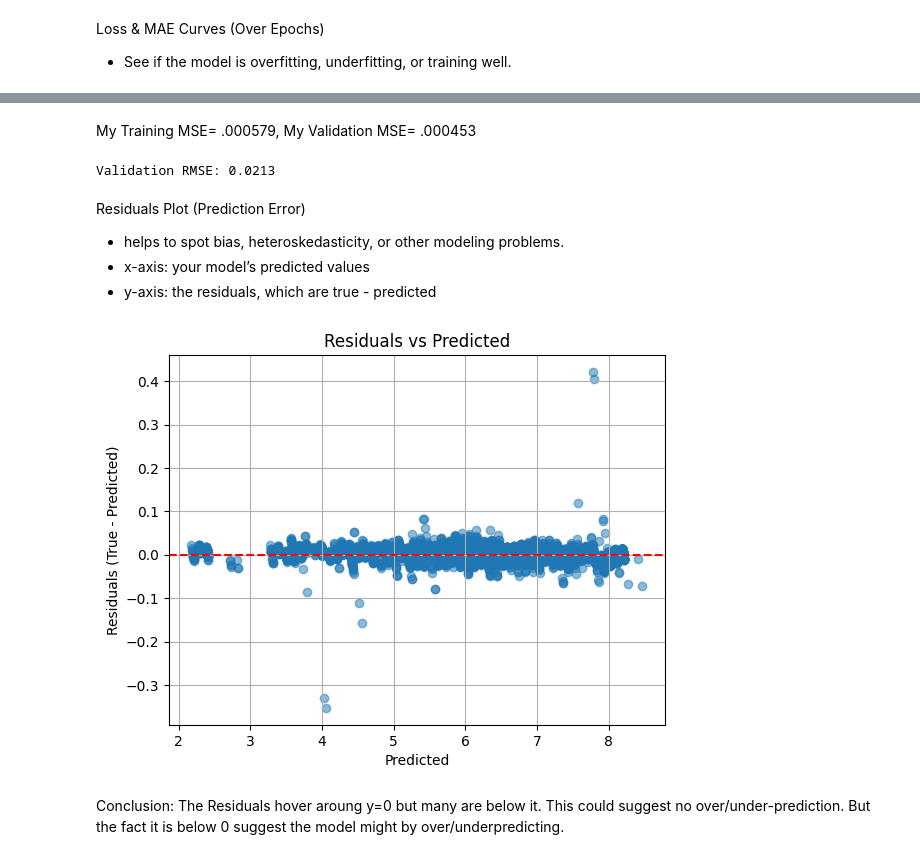
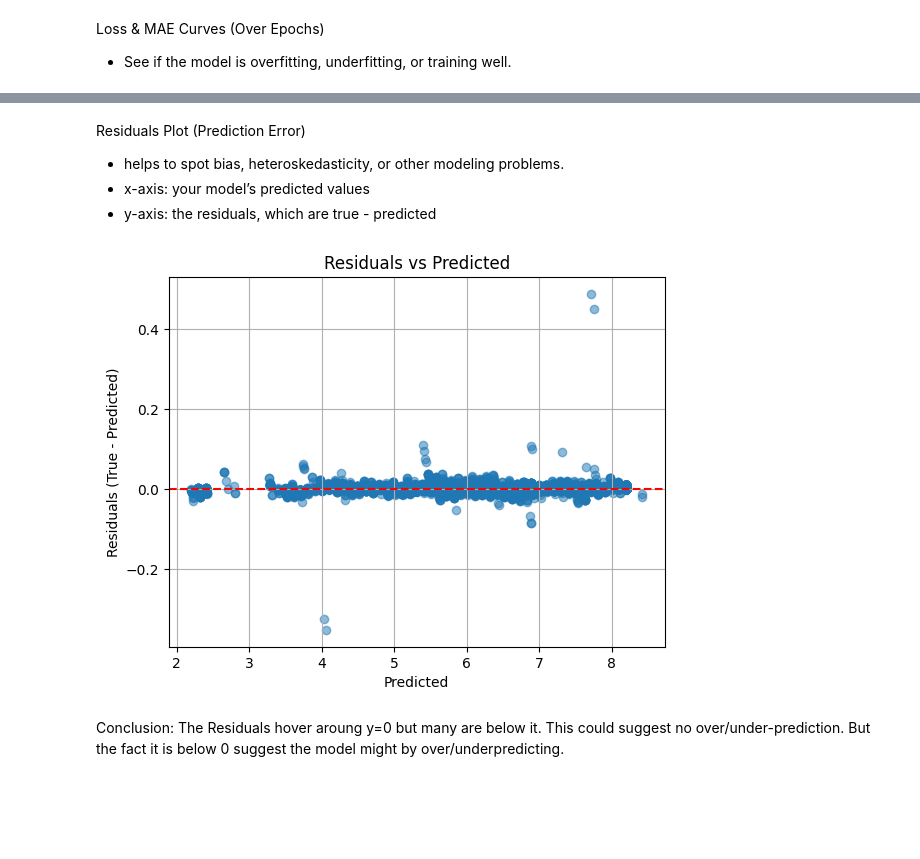
Before and after one commit to alortiz05/DDDS-Cohort-16-Projects, a Jupyter notebook: Model_3M_IMBD_Final_Part_II.ipynb, the cells around one changed output, grey strips where cells are left out. Saved outputs shown, nothing was run; the diff lists cells and outputs as text; code cells hidden in the pictures; blank space fills up the shorter version.

```diff
--- a/Model_3M_IMBD_Final_Part_II.ipynb
+++ b/Model_3M_IMBD_Final_Part_II.ipynb
@@ -319,4 +276,4 @@ model.compile(optimizer="AdamW", loss="mse", metrics=["mae"]) #Try RMSProp scale
 #model.compile(optimizer=Adam(learning_rate=1e-4, clipnorm=1.0), loss="mse", metrics=["mae"])
 
 # Train the model
-history = model.fit(X_train_proc, y_train, validation_data=(X_test_proc, y_test), epochs=50, batch_size=128) #of epochs are the passes through the training data, number of samples before updating weights smaller more genralized and noisy larger could over fit.
+history = model.fit(X_train_proc, y_train, validation_data=(X_test_proc, y_test), epochs=100, batch_size=128) #of epochs are the passes through the training data, number of samples before updating weights smaller more genralized and noisy larger could over fit.
@@ -353,41 +343,0 @@ plot a bar graph comparing actual vs predicted ratings for the top 20 movies
-# %%
-import matplotlib.pyplot as plt
-import pandas as pd
-import numpy as np
-
-# Step 1: Predict ratings
-y_pred = model.predict(X_test_proc)
-
-# Step 2: Create DataFrame with actual and predicted ratings
-results_df = pd.DataFrame({
-    'actual': y_test.values,
-    'predicted': y_pred.flatten()
-})
-
-# Optional: Include movie titles (if available in X_test)
-# If X_test is a DataFrame and contains titles
-if 'originalTitle' in X_test.columns:
-    results_df['title'] = X_test['originalTitle'].values
-else:
-    results_df['title'] = [f'Movie {i}' for i in range(len(results_df))]
-
-# Step 3: Get top 20 by actual rating
-top20 = results_df.sort_values(by='actual', ascending=False).head(20)
-
-# Step 4: Plot actual vs predicted
-x = np.arange(len(top20))  # label locations
-width = 0.35  # width of the bars
-
-fig, ax = plt.subplots(figsize=(14, 6))
-bar1 = ax.bar(x - width/2, top20['actual'], width, label='Actual')
-bar2 = ax.bar(x + width/2, top20['predicted'], width, label='Predicted')
-
-# Add labels and titles
-ax.set_ylabel('Rating')
-ax.set_title('Top 20 Movies: Actual vs Predicted Ratings')
-ax.set_xticks(x)
-ax.set_xticklabels(top20['title'], rotation=75, ha='right')
-ax.legend()
-
-plt.tight_layout()
-plt.show()
@@ -438,13 +385,3 @@ print(metrics_df3M.head(10))  # or .tail(), or .to_string() for full view
-# %% [markdown]
-My Training MSE= .000579, My Validation MSE= .000453
-# %%
-import numpy as np
-
-val_mse = 0.000453
-val_rmse = np.sqrt(val_mse)
-print(f"Validation RMSE: {val_rmse:.4f}")
-# %% [output]
-Validation RMSE: 0.0213
 # %% [markdown]
 Residuals Plot (Prediction Error)
 
@@ -456,13 +391,13 @@ residuals = y_test.values - y_pred.flatten()
 # %%
-#residuals = y_test - y_pred
+residuals = y_test - y_pred
 plt.scatter(y_pred, residuals, alpha=0.5)
 plt.axhline(0, color='r', linestyle='--')
 plt.xlabel("Predicted")
 plt.ylabel("Residuals (True - Predicted)")
 plt.title("Residuals vs Predicted")
 plt.grid(True)
 plt.show()
 # %% [output]
-[figure, old version]
+[figure, new version]
 # %% [markdown]
 Conclusion: The Residuals hover aroung y=0 but many are below it. This could suggest no over/under-prediction. But the fact it is below 0 suggest the model might by over/underpredicting.
```
Also changed, not shown: parts of 42 cells of this notebook.
